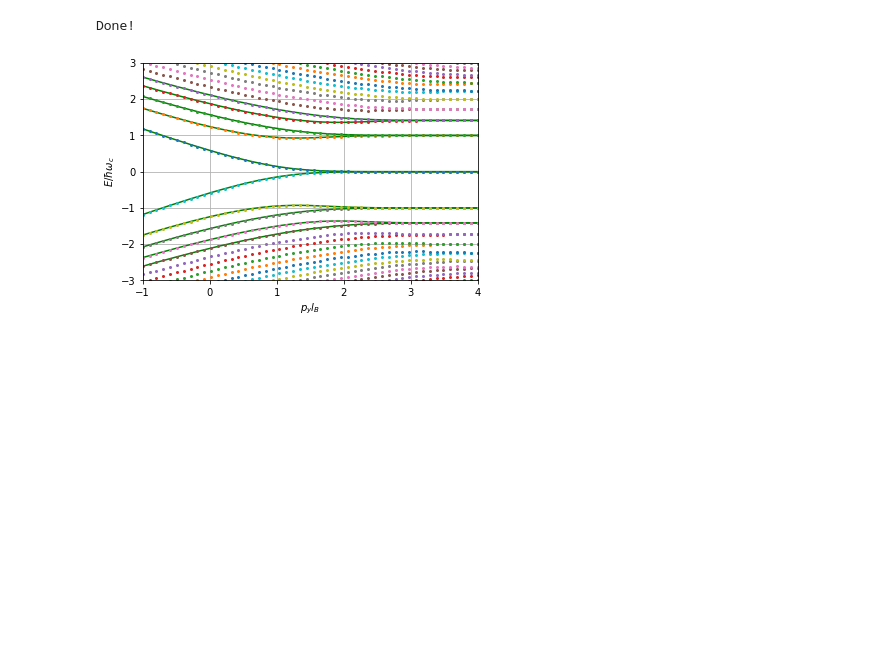
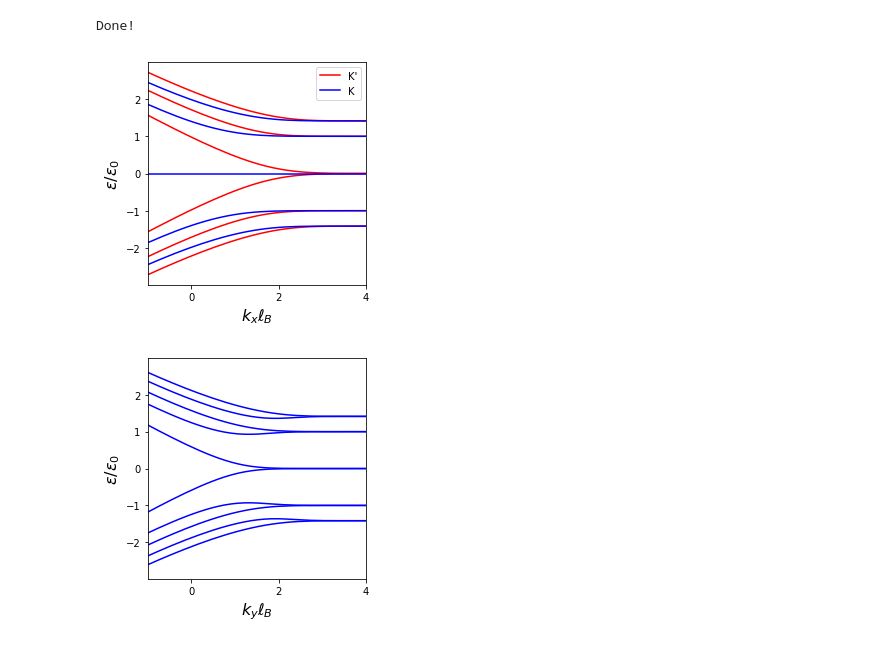
Before and after one commit to hassan-shap/CAR, a Jupyter notebook: Dirac_KKp_particle_bands.ipynb, the cells around one changed output. Cells and saved outputs as stored; diff of their text form; code cells hidden in the pictures; blank space fills up the shorter version.

```diff
--- a/Dirac_KKp_particle_bands.ipynb
+++ b/Dirac_KKp_particle_bands.ipynb
@@ -149,41 +149,44 @@ print("Done!")
 # %% [output]
 Done!
 # %%
-plt.figure()
+plt.figure(figsize=(4,4))
 
-# plt.plot(ky1_sw*lB+Lx_q/lB,np.sqrt(En_z[:2,:].T/hwc+1/2),'b')
-# plt.plot(ky1_sw*lB+Lx_q/lB,-np.sqrt(En_z[:2,:].T/hwc+1/2),'b')
-# # plt.plot(ky1_sw*lB+Lx_q/lB/2,0*ky_sw,'b')
-# plt.plot(ky1_sw*lB+Lx_q/lB,np.real(np.sqrt(En_z[:3,:].T/hwc-1/2)),'r')
-# plt.plot(ky1_sw*lB+Lx_q/lB,-np.real(np.sqrt(En_z[:3,:].T/hwc-1/2)),'r')
-
-# plt.plot(ky1_sw*lB,np.sqrt(En_a[:5,:].T/hwc),'g')
-# plt.plot(ky1_sw*lB,-np.sqrt(En_a[:5,:].T/hwc),'g')
-# # plt.plot(ky1_sw*lB+Lx_q/lB/2,0*ky_sw,'b')
-
-# # plt.plot(ky2_sw*lB_d-0*Ls_d/lB_d/2,En_d.T/hwc_d,'o',markersize=2)
-
-plt.ylabel(r"$E/\hbar\omega_c$")
-# plt.xlabel("ky(1/nm)")
-plt.xlabel(r"$p_y l_B$")
+l4=plt.plot(ky1_sw*lB+Lx_q/lB,np.real(np.sqrt(En_z[:1,:].T/hwc-1/2)),'r',label="K'")
+l4=plt.plot(ky1_sw*lB+Lx_q/lB,np.real(np.sqrt(En_z[1:3,:].T/hwc-1/2)),'r')
+l5=plt.plot(ky1_sw*lB+Lx_q/lB,-np.real(np.sqrt(En_z[:3,:].T/hwc-1/2)),'r',label='_nolegend_')
+plt.plot(ky1_sw*lB+Lx_q/lB,np.sqrt(En_z[1:2,:].T/hwc+1/2),'b')
+l1=plt.plot(ky1_sw*lB+Lx_q/lB,np.sqrt(En_z[:1,:].T/hwc+1/2),'b',label='K')
+l2=plt.plot(ky1_sw*lB+Lx_q/lB,-np.sqrt(En_z[:2,:].T/hwc+1/2),'b',label='_nolegend_')
+l3=plt.plot(ky1_sw*lB+Lx_q/lB,0*ky1_sw,'b',label='_nolegend_')
+fsize=16
+plt.ylabel(r"$\varepsilon/\varepsilon_0$",fontsize = fsize)
+plt.xlabel(r"$k_x \ell_B$",fontsize = fsize)
 plt.ylim(-3,3)
 plt.xlim(-1,4)
-plt.grid()
-# plt.savefig('Abanin.pdf')
+plt.xticks([0,2,4])
+plt.yticks(np.arange(-2,2.1,1))
+# plt.grid()
+plt.legend();
+plt.tight_layout()
+plt.savefig('figs/zigzag_edge.pdf')
 plt.show()
 
-plt.figure()
-plt.plot(ky1_sw*lB,np.sqrt(En_a[:5,:].T/hwc),'g')
-plt.plot(ky1_sw*lB,-np.sqrt(En_a[:5,:].T/hwc),'g')
+plt.figure(figsize=(4,4))
+plt.plot(ky1_sw*lB,-np.sqrt(En_a[:5,:].T/hwc),'b')
+plt.plot(ky1_sw*lB,np.sqrt(En_a[:5,:].T/hwc),'b')
 # plt.plot(ky1_sw*lB+Lx_q/lB/2,0*ky_sw,'b')
 # plt.plot(ky2_sw*lB_d-0*Ls_d/lB_d/2,En_d.T/hwc_d,'o',markersize=2)
-
-plt.ylabel(r"$E/\hbar\omega_c$")
-plt.xlabel(r"$p_y l_B$")
+fsize=16
+plt.ylabel(r"$\varepsilon/\varepsilon_0$",fontsize = fsize)
+plt.xlabel(r"$k_y \ell_B$",fontsize = fsize)
 plt.ylim(-3,3)
 plt.xlim(-1,4)
-plt.grid()
-plt.savefig('Abanin.pdf')
+plt.xticks([0,2,4])
+plt.yticks(np.arange(-2,2.1,1))
+# plt.grid()
+plt.tight_layout()
+plt.savefig('figs/armchair_edge.pdf')
 plt.show()
 # %% [output]
-[figure, old version]
+[figure, new version]
+[figure, added]
```
Also changed, not shown: parts of 2 cells of this notebook, 5 other files.
